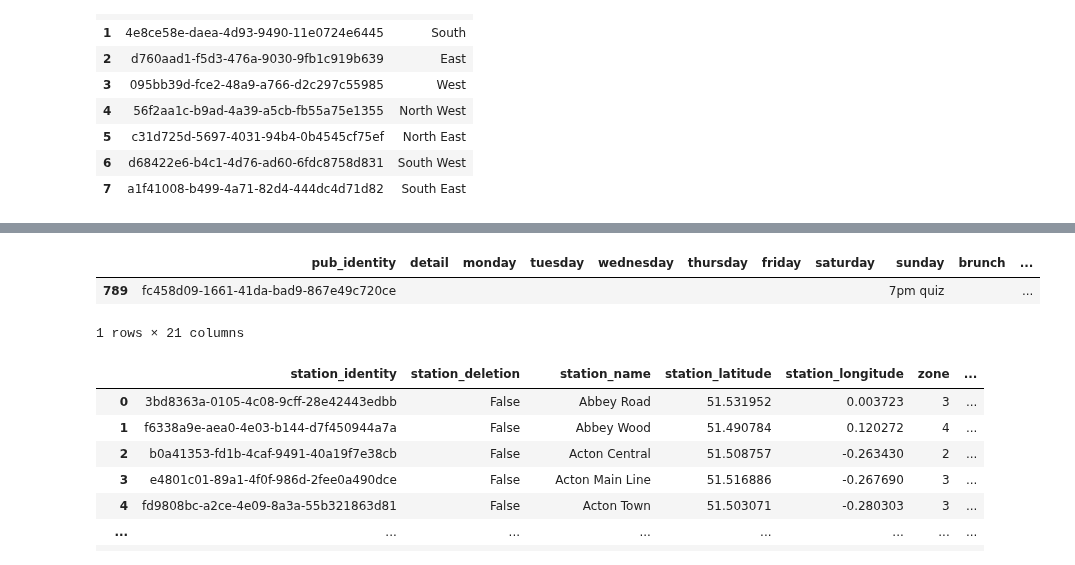
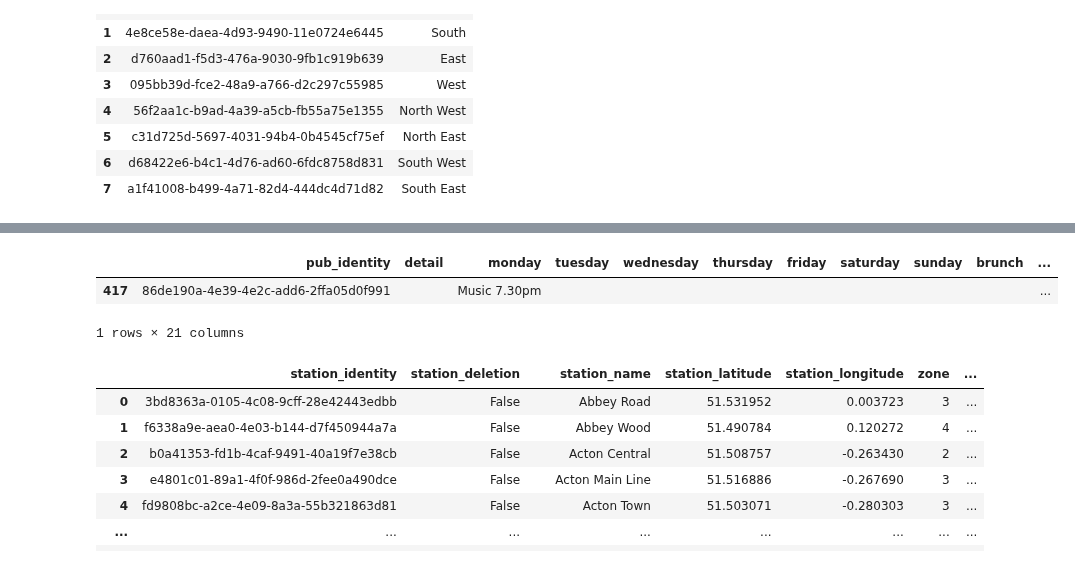
Before and after one commit to cartsmate/thepubcrawls, a Jupyter notebook: stations_edit.ipynb, the cells around one changed output, grey strips where cells are left out. Drawn from its saved outputs; the diff is of its cells as text; code cells hidden in the pictures.

Commit message:
add monday events

```diff
--- a/stations_edit.ipynb
+++ b/stations_edit.ipynb
@@ -177,23 +193,23 @@ df2.head(1)
 # %%
-id = 'fc458d09-1661-41da-bad9-867e49c720ce'
-# df.loc[df['pub_identity'] == id, 'monday'] = 'Closed'
+id = '86de190a-4e39-4e2c-add6-2ffa05d0f991'
+df.loc[df['pub_identity'] == id, 'monday'] = 'Music 7.30pm'
 # df.loc[df['pub_identity'] == id, 'tuesday'] = 'Closed'
 # df.loc[df['pub_identity'] == id, 'wednesday'] = 'Closed'
-# df.loc[df['pub_identity'] == id, 'thursday'] = 'Closed'
-# df.loc[df['pub_identity'] == id, 'friday'] = ''
-# df.loc[df['pub_identity'] == id, 'saturday'] = 'Closed'
-df.loc[df['pub_identity'] == id, 'sunday'] = '7pm quiz'
-# df.loc[df['pub_identity'] == id, 'entertain'] = 'Thursday karaoke'
-# df.loc[df['pub_identity'] == id, 'music'] = 'Some live music events'
-df.loc[df['pub_identity'] == id, 'quiz'] = '7pm Sunday'
+# df.loc[df['pub_identity'] == id, 'thursday'] = 'Comedy'
+# df.loc[df['pub_identity'] == id, 'friday'] = 'Comedy'
+# df.loc[df['pub_identity'] == id, 'saturday'] = 'Comedy'
+# df.loc[df['pub_identity'] == id, 'sunday'] = 'Closed'
+# df.loc[df['pub_identity'] == id, 'entertain'] = 'Mon-Wed comedy'
+df.loc[df['pub_identity'] == id, 'music'] = 'Monday 7.30pm'
+# df.loc[df['pub_identity'] == id, 'quiz'] = 'Monday 8pm'
 df.loc[df['pub_identity'] == id, 'detail'] = ''
 df = df.sort_values(by='pub_identity')
 df.to_csv(cwd + '/files/diary.csv', index=False, sep=',', encoding='utf-8')
 Filter_df = df[df.pub_identity == id]
 Filter_df
 # %% [output]
 |  | pub_identity | detail | monday | tuesday | wednesday | thursday | friday | saturday | sunday | brunch | ... |
-| 789 | fc458d09-1661-41da-bad9-867e49c720ce |  |  |  |  |  |  |  | 7pm quiz |  | ... |
+| 417 | 86de190a-4e39-4e2c-add6-2ffa05d0f991 |  | Music 7.30pm |  |  |  |  |  |  |  | ... |
 1 rows × 21 columns
 # %%
 df2 = pd.read_csv(cwd + '/files/stations.csv')
```
Also changed, not shown: parts of 3 cells of this notebook, 2 other files.
